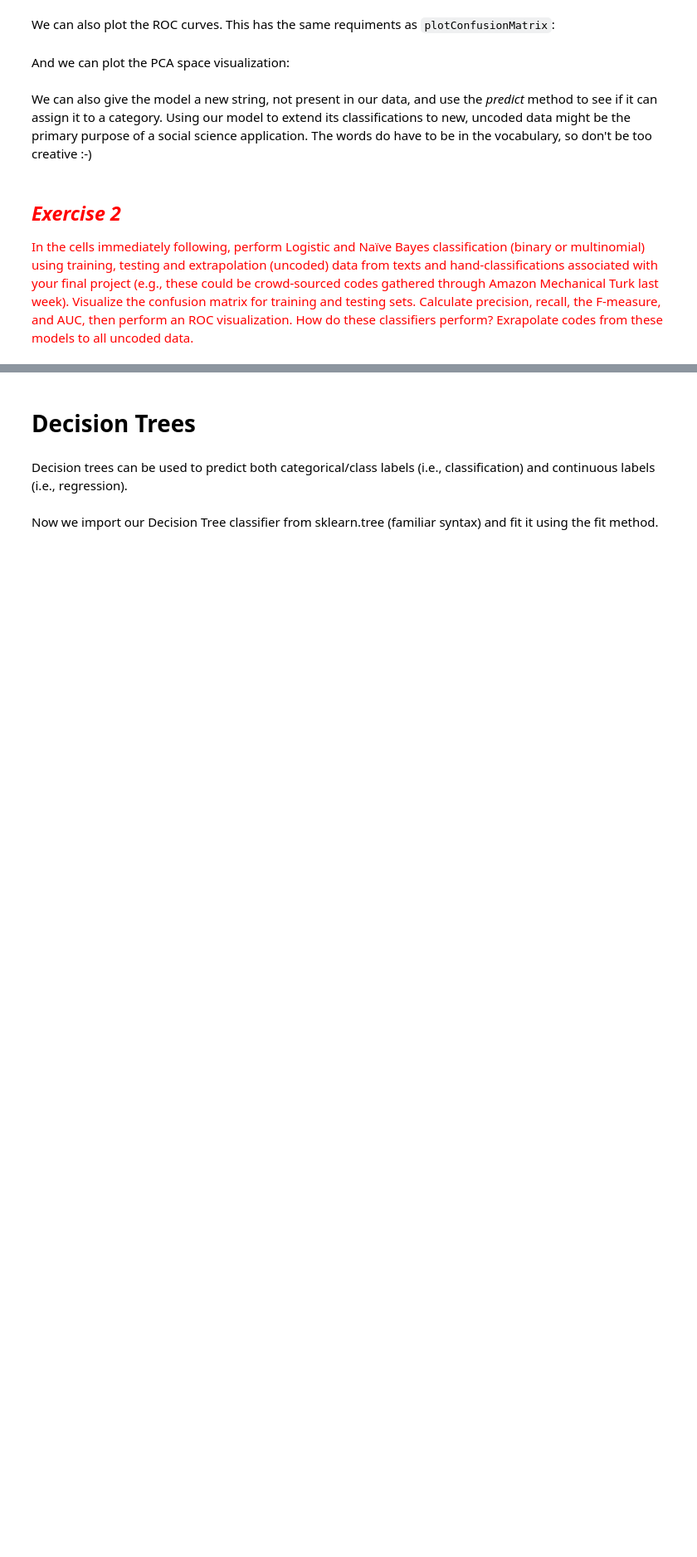
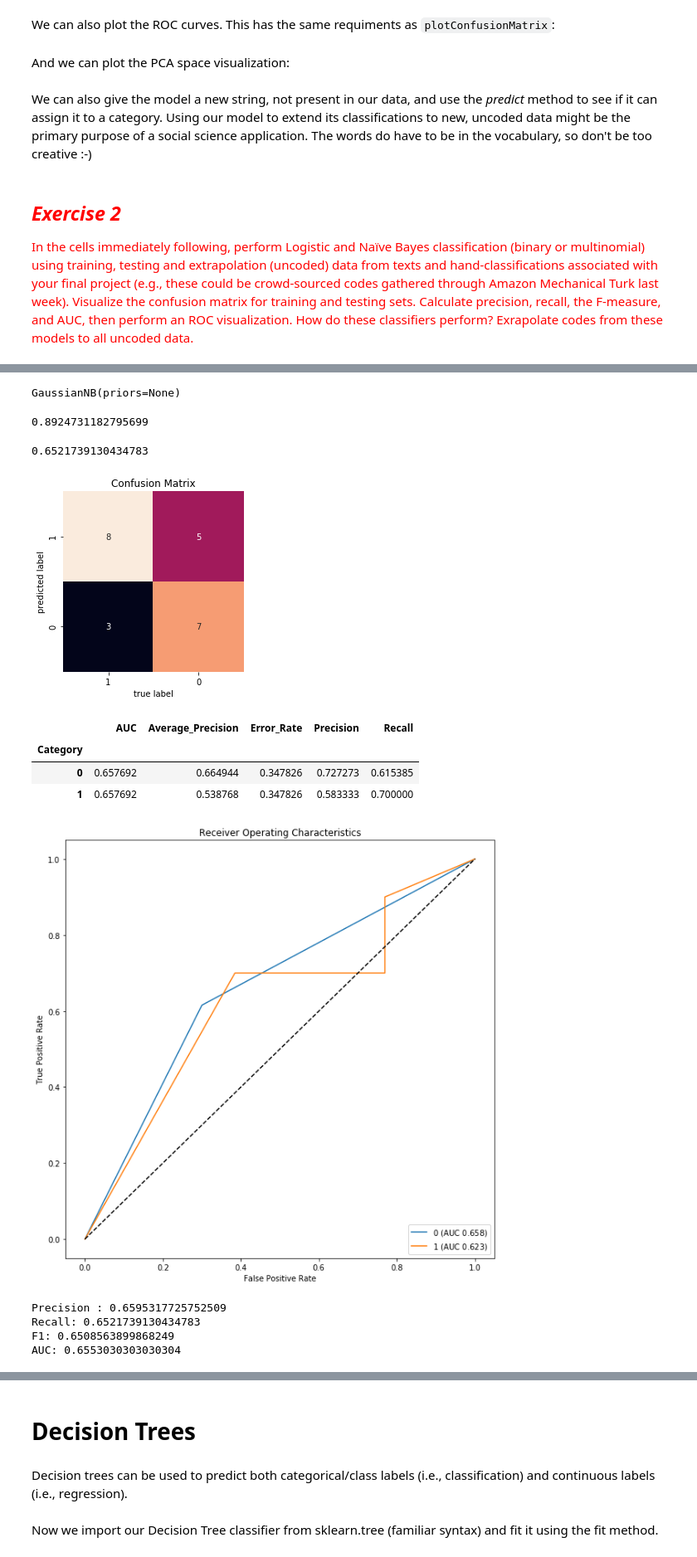
Before and after one commit to Moloq/content-analysis-2018, a Jupyter notebook: 6-Classification/6-Classification.ipynb, the cells around one changed output, grey strips where cells are left out. Shown at 83% size. Saved outputs shown, nothing was run; the diff lists cells and outputs as text; code cells hidden in the pictures; blank space fills up the shorter version.

```diff
--- a/6-Classification/6-Classification.ipynb
+++ b/6-Classification/6-Classification.ipynb
@@ -747,0 +828,33 @@ predict_category('rockets are cool', MultinomialNB_ng, TFVectorizer_ng)
+# %%
+# Now Naive Bayes
+BinNB_news = sklearn.naive_bayes.GaussianNB()
+BinNB_news.fit(np.stack(news_train['vect'], axis = 0), news_train['label'])
+BinNB_news.score(np.stack(news_train['vect'], axis=0), news_train['label'])
+
+#testing
+BinNB_news.score(np.stack(news_test['vect'], axis=0), news_test['label'])
+news_test['binnb_predict'] = BinNB_news.predict(np.stack(news_test['vect'], axis=0))
+# %% [output]
+GaussianNB(priors=None)
+0.8924731182795699
+0.6521739130434783
+# %%
+lucem_illud.plotConfusionMatrix(BinNB_news, news_test)
+lucem_illud.metrics.evaluateClassifier(BinNB_news, news_test)
+lucem_illud.plotMultiROC(BinNB_news, news_test)
+
+print("Precision : {}".format(sklearn.metrics.precision_score(news_test['binnb_predict'], news_test['label'], average = 'weighted')))
+print("Recall: {}".format(sklearn.metrics.recall_score(news_test['binnb_predict'], news_test['label'], average = 'weighted')))
+print("F1: {}".format(sklearn.metrics.f1_score(news_test['binnb_predict'], news_test['label'], average = 'weighted')))
+print("AUC: {}".format(sklearn.metrics.roc_auc_score(news_test['binnb_predict'], news_test['label'], average = 'weighted')))
+# %% [output]
+[figure, added]
+|  | AUC | Average_Precision | Error_Rate | Precision | Recall |
+| Category |  |  |  |  |  |
+| 0 | 0.657692 | 0.664944 | 0.347826 | 0.727273 | 0.615385 |
+| 1 | 0.657692 | 0.538768 | 0.347826 | 0.583333 | 0.700000 |
+[figure, added]
+Precision : 0.6595317725752509
+Recall: 0.6521739130434783
+F1: 0.6508563899868249
+AUC: 0.6553030303030304
```
Also changed, not shown: parts of 15 cells of this notebook.
